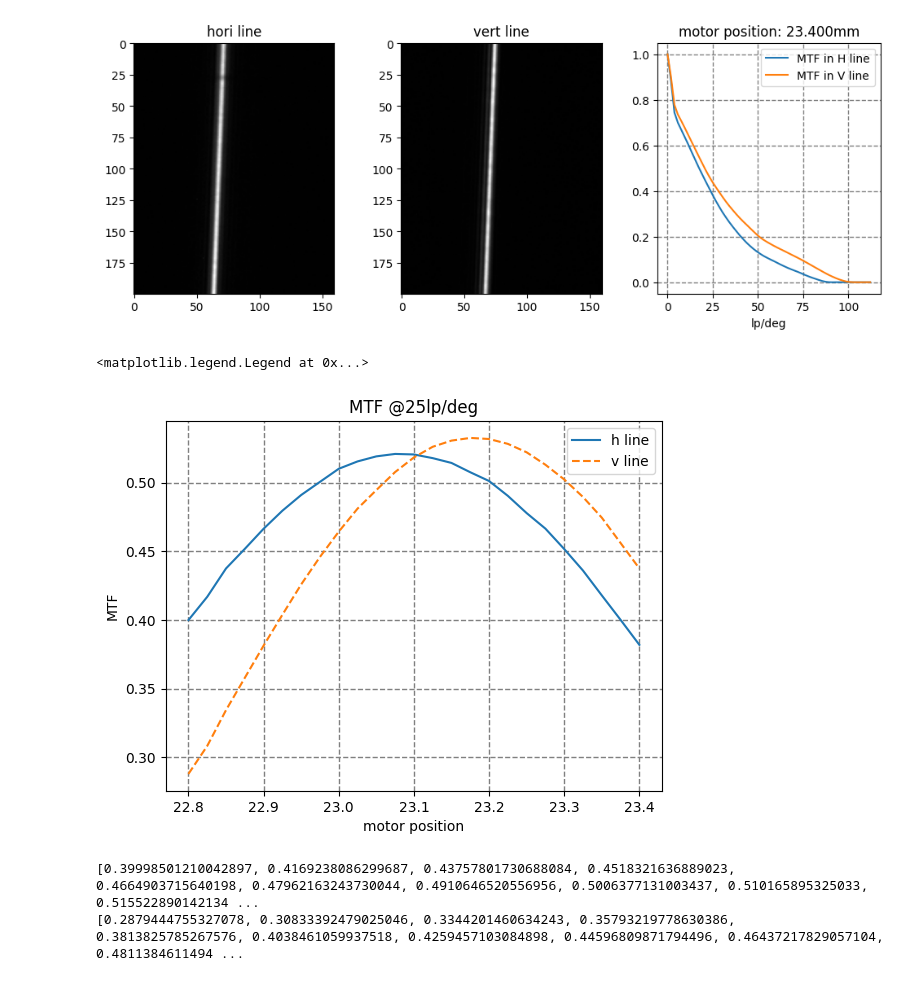
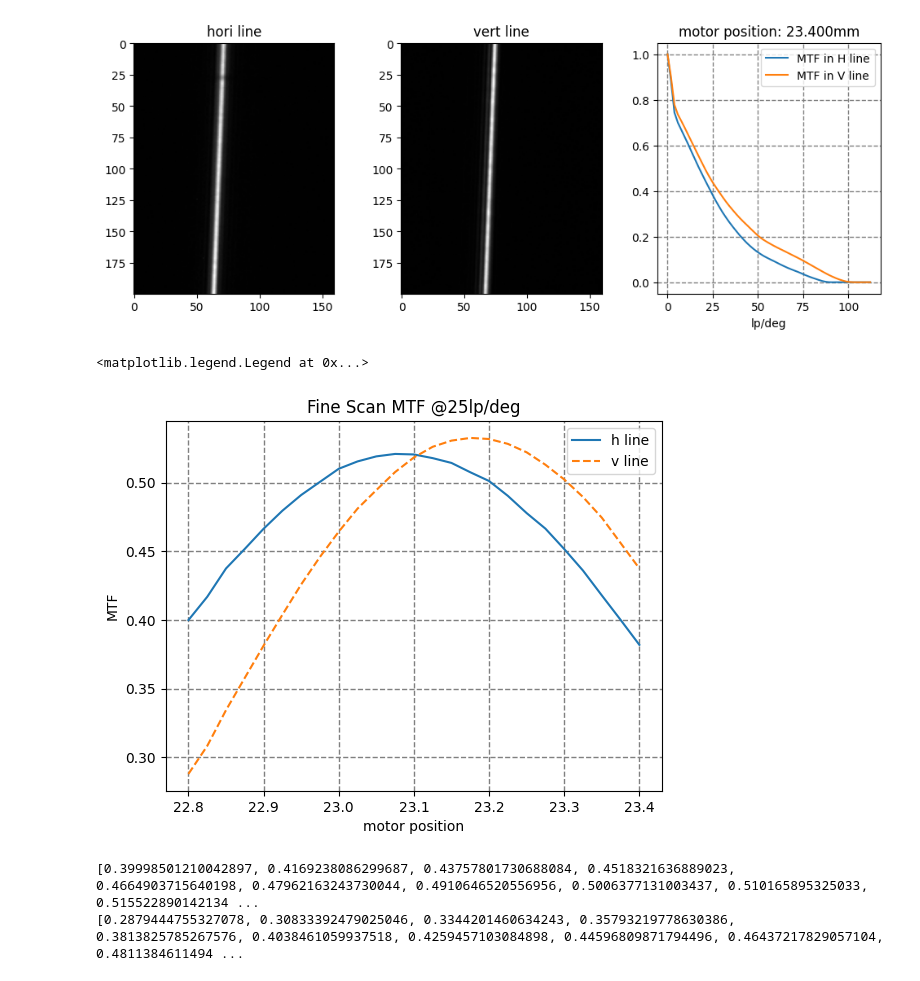
Before and after one commit to lucaswewa/mtf, a Jupyter notebook: mtf_book-0803-Integrated.ipynb, the cells around one changed output. Saved outputs shown, nothing was run; the diff lists cells and outputs as text; code cells hidden in the pictures.

```diff
--- a/mtf_book-0803-Integrated.ipynb
+++ b/mtf_book-0803-Integrated.ipynb
@@ -594,31 +594,31 @@ axes[2].legend()
 # %%
 
 t_focus_d = []
 t_focus_h = []
 t_focus_v = []
 
 freq_numbers = 60
 freqency = 25
 idx = 18
 
 for idx in range(len(fine_scan_files)):
     res = thru_focus(idx, freqency, fine_scan_files)
     # print(res["title"][0:-2], res["mtf_h"], res["mtf_v"])
     t_focus_d.append(float(res["title"][0:-2]))
     t_focus_h.append(res["mtf_h"])
     t_focus_v.append(res["mtf_v"])
 
 # plot thrufocus
 plt.grid(color="gray", linestyle="--", linewidth=1)
 plt.plot(t_focus_d, t_focus_h, label="h line", linestyle="-")
 plt.plot(t_focus_d, t_focus_v, label="v line", linestyle="--")
 plt.xlabel("motor position")
 plt.ylabel("MTF")
-plt.title("MTF @25lp/deg")
+plt.title("Fine Scan MTF @25lp/deg")
 plt.legend()
 # %% [output]
 <matplotlib.legend.Legend at 0x...>
-[figure, old version]
+[figure, new version]
 # %%
 print(t_focus_h)
 print(t_focus_v)
```
Also changed, not shown: parts of 1 cell of this notebook.
